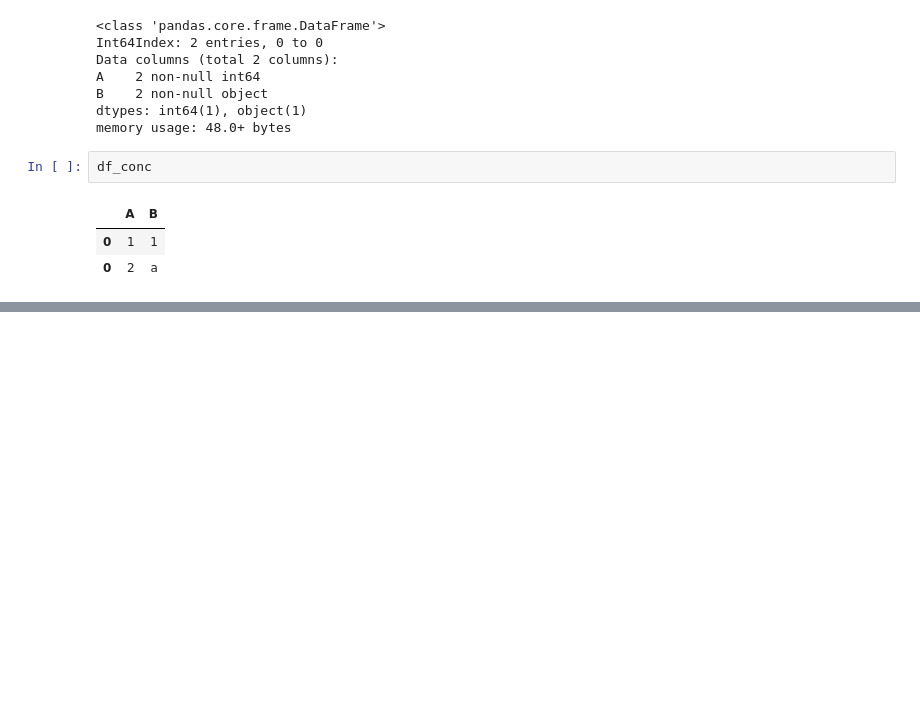
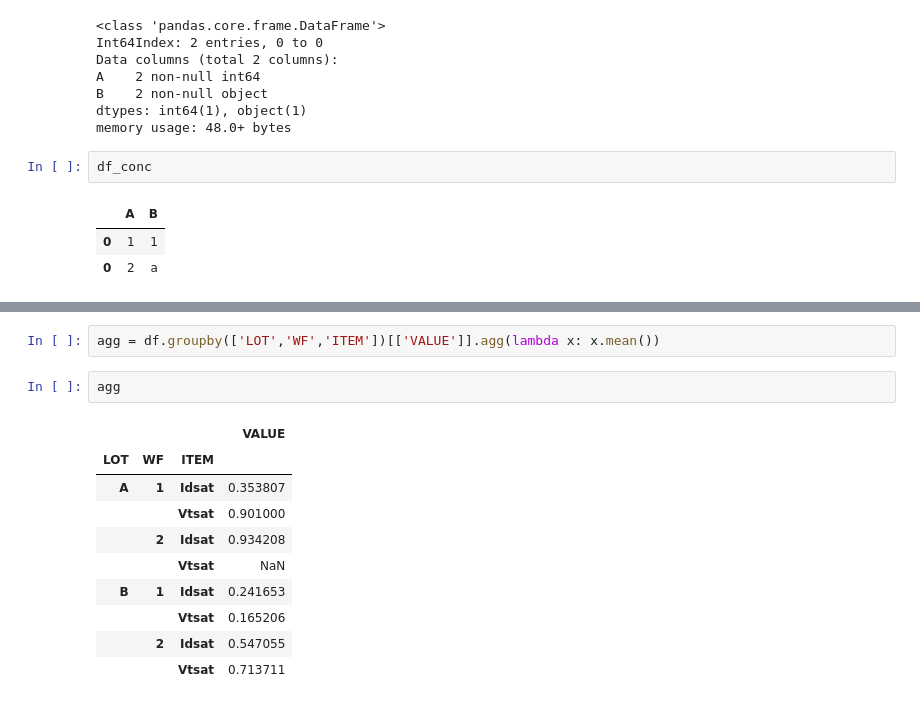
Before and after one commit to lch1000m/Code_Snippets, a Jupyter notebook: Pandas/Pandas.ipynb, the cells around one changed output, grey strips where cells are left out. Drawn from its saved outputs; the diff is of its cells as text; blank space fills up the shorter version.

```diff
--- a/Pandas/Pandas.ipynb
+++ b/Pandas/Pandas.ipynb
@@ -125,0 +338,15 @@ df_conc
+# %%
+agg = df.groupby(['LOT','WF','ITEM'])[['VALUE']].agg(lambda x: x.mean())
+# %%
+agg
+# %% [output]
+|  |  |  | VALUE |
+| LOT | WF | ITEM |  |
+| A | 1 | Idsat | 0.353807 |
+|  |  | Vtsat | 0.901000 |
+|  | 2 | Idsat | 0.934208 |
+|  |  | Vtsat | NaN |
+| B | 1 | Idsat | 0.241653 |
+|  |  | Vtsat | 0.165206 |
+|  | 2 | Idsat | 0.547055 |
+|  |  | Vtsat | 0.713711 |
```
Also changed, not shown: parts of 38 cells of this notebook, 31 other files.
